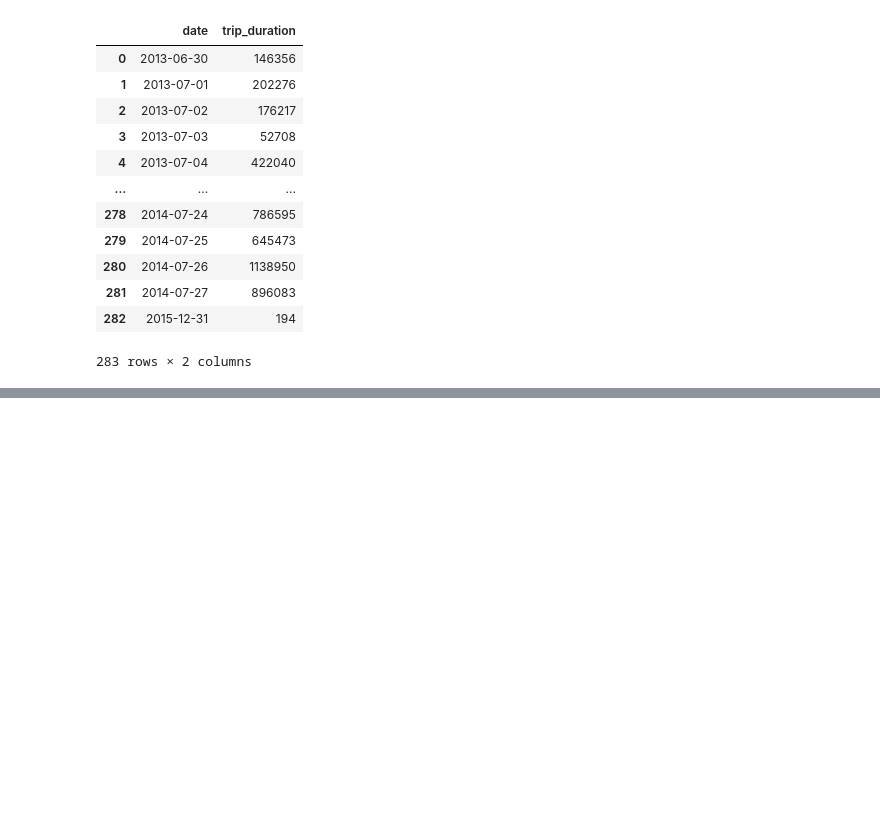
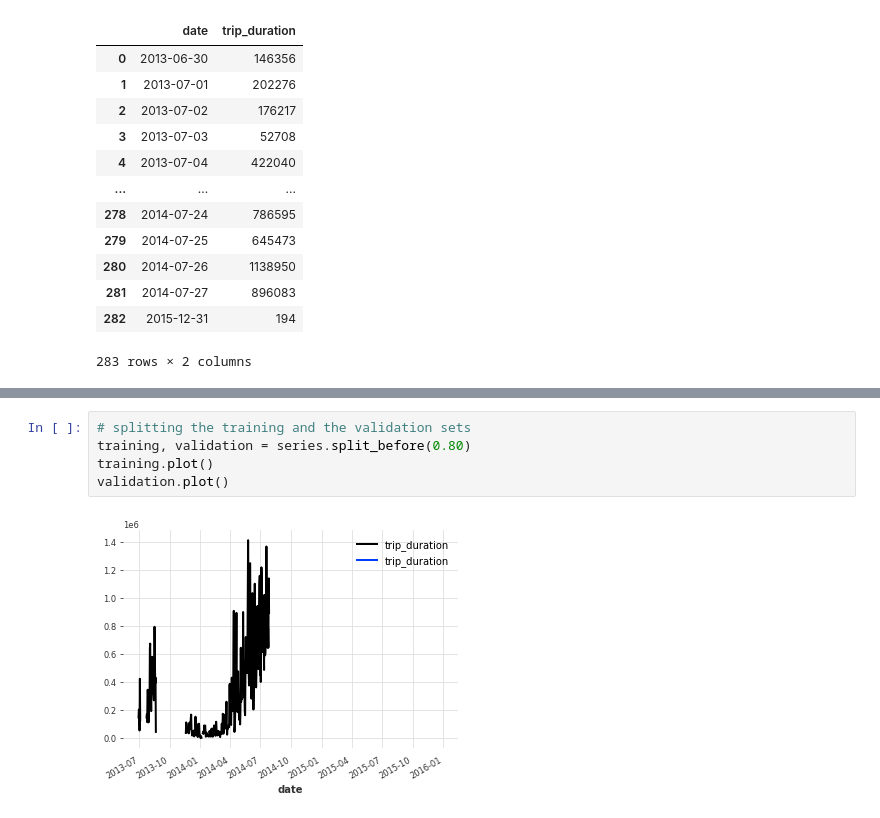
Before and after one commit to astrodestroyergithub/Divvy-Bike-Share, a Jupyter notebook: CODE/darts_exploration.ipynb, the cells around one changed output, grey strips where cells are left out. Saved outputs shown, nothing was run; the diff lists cells and outputs as text; blank space fills up the shorter version.

```diff
--- a/CODE/darts_exploration.ipynb
+++ b/CODE/darts_exploration.ipynb
@@ -53,0 +67,7 @@ series.plot()
+# %%
+# splitting the training and the validation sets
+training, validation = series.split_before(0.80)
+training.plot()
+validation.plot()
+# %% [output]
+[figure, added]
```
Also changed, not shown: parts of 10 cells of this notebook.
